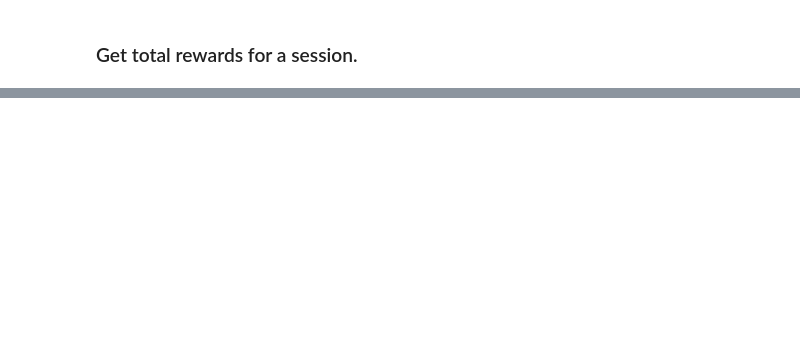
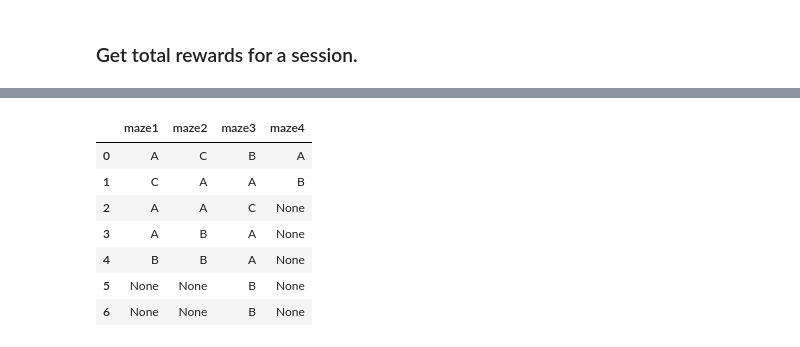
Before and after one commit to austinbaggetta/MultiCon_Analysis, a Jupyter notebook: MultiCon_Behavior/current_behavior.ipynb, the cells around one changed output, grey strips where cells are left out. Cells and saved outputs as stored; diff of their text form; code cells hidden in the pictures; blank space fills up the shorter version.

```diff
--- a/MultiCon_Behavior/current_behavior.ipynb
+++ b/MultiCon_Behavior/current_behavior.ipynb
@@ -64,0 +116,11 @@ fig.show()
+# %%
+letter_df
+# %% [output]
+|  | maze1 | maze2 | maze3 | maze4 |
+| 0 | A | C | B | A |
+| 1 | C | A | A | B |
+| 2 | A | A | C | None |
+| 3 | A | B | A | None |
+| 4 | B | B | A | None |
+| 5 | None | None | B | None |
+| 6 | None | None | B | None |
```
Also changed, not shown: parts of 6 cells of this notebook.
